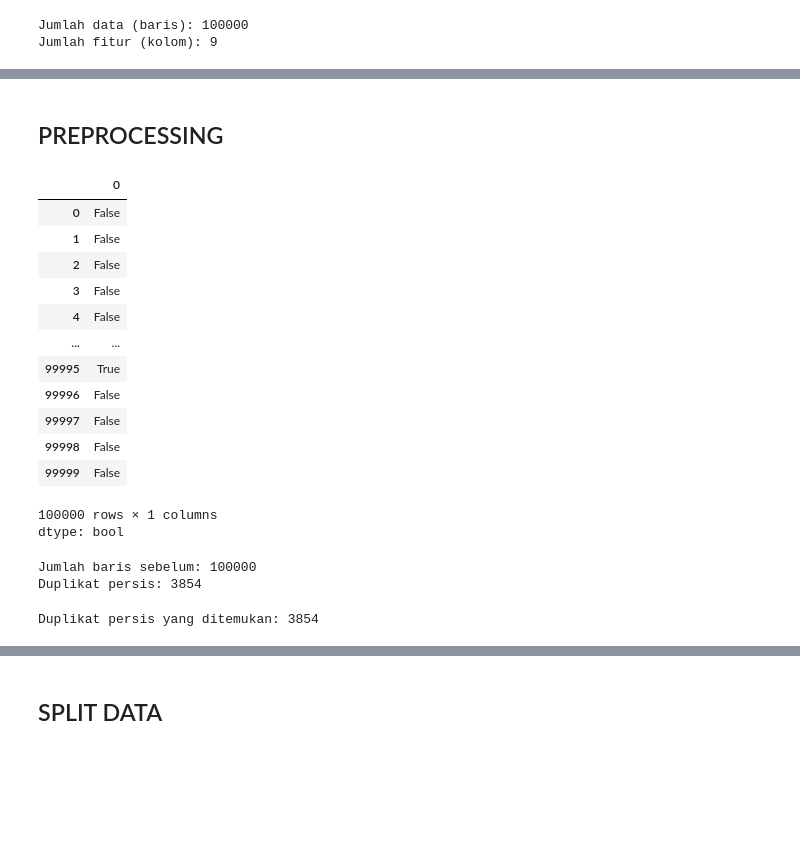
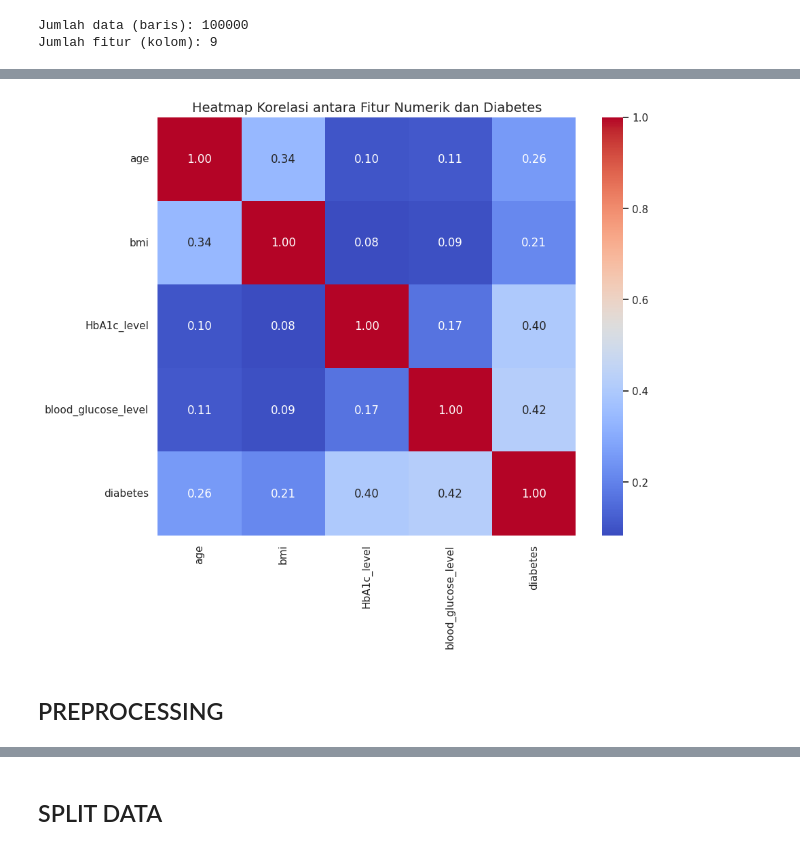
Before and after one commit to SweetAware/sweetaware-model, a Jupyter notebook: notebook.ipynb, the cells around one changed output, grey strips where cells are left out. Cells and saved outputs as stored; diff of their text form; code cells hidden in the pictures; blank space fills up the shorter version.

```diff
--- a/notebook.ipynb
+++ b/notebook.ipynb
@@ -73,2 +201,17 @@ Jumlah fitur (kolom): 9
+# %%
+# Jika 'diabetes' masih bertipe object, ubah ke numerik
+df_corr = df.copy()
+if df_corr['diabetes'].dtype == 'object':
+    df_corr['diabetes'] = df_corr['diabetes'].map({'Yes': 1, 'No': 0})
+
+# Hitung korelasi
+plt.figure(figsize=(10, 8))
+correlation = df_corr[numerical_features + ['diabetes']].corr()
+
+sns.heatmap(correlation, annot=True, cmap='coolwarm', fmt=".2f", square=True)
+plt.title("Heatmap Korelasi antara Fitur Numerik dan Diabetes", fontsize=14)
+plt.show()
+# %% [output]
+[figure, added]
 # %% [markdown]
 ## PREPROCESSING
@@ -78,32 +217,0 @@ df.dropna(inplace=True)  # atau gunakan imputasi jika sesuai
-# %%
-df.duplicated()
-# %% [output]
-|  | 0 |
-| 0 | False |
-| 1 | False |
-| 2 | False |
-| 3 | False |
-| 4 | False |
-| ... | ... |
-| 99995 | True |
-| 99996 | False |
-| 99997 | False |
-| 99998 | False |
-| 99999 | False |
-100000 rows × 1 columns
-dtype: bool
-# %%
-print(f"Jumlah baris sebelum: {df.shape[0]}")
-print(f"Duplikat persis: {df.duplicated().sum()}")
-# %% [output]
-Jumlah baris sebelum: 100000
-Duplikat persis: 3854
-# %%
-# Cek duplikat persis
-duplicates = df[df.duplicated()]
-print("Duplikat persis yang ditemukan:", len(duplicates))
-
-# Jika ingin aman: hanya hapus jika semua kolom, termasuk target, sama
-df = df.drop_duplicates()
-# %% [output]
-Duplikat persis yang ditemukan: 3854
```
Also changed, not shown: parts of 23 cells of this notebook.
